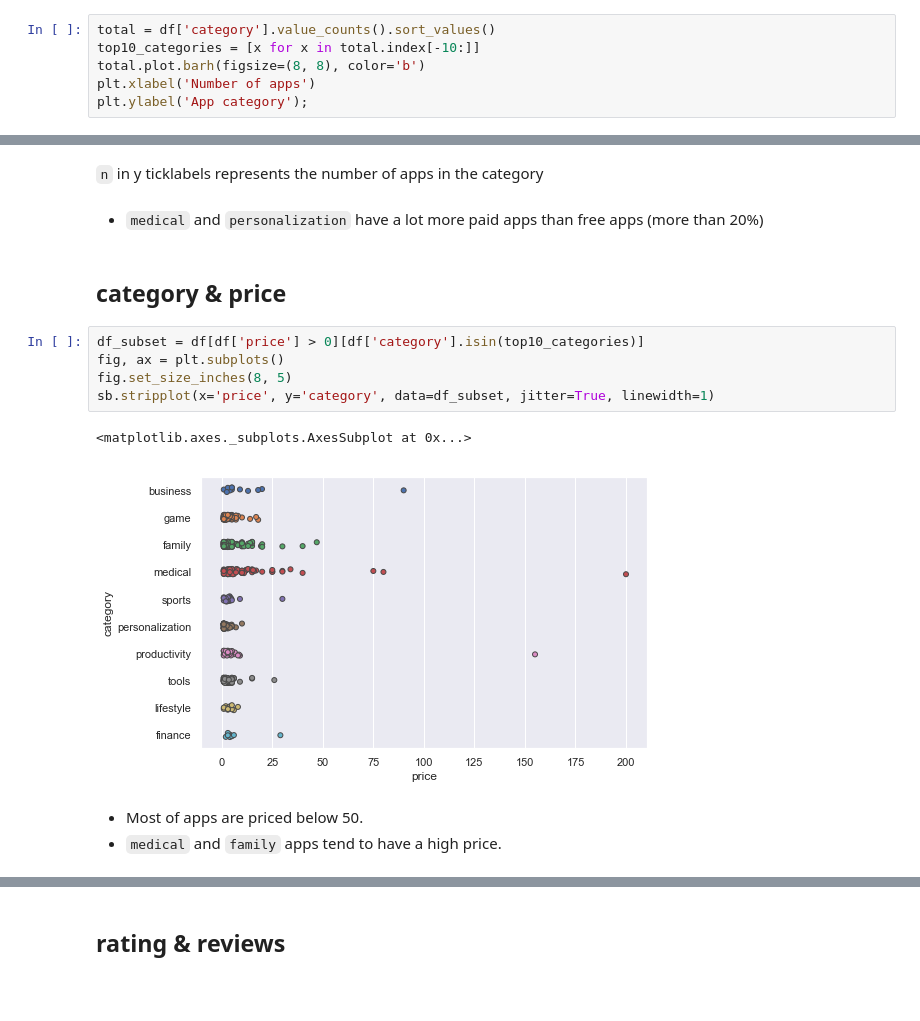
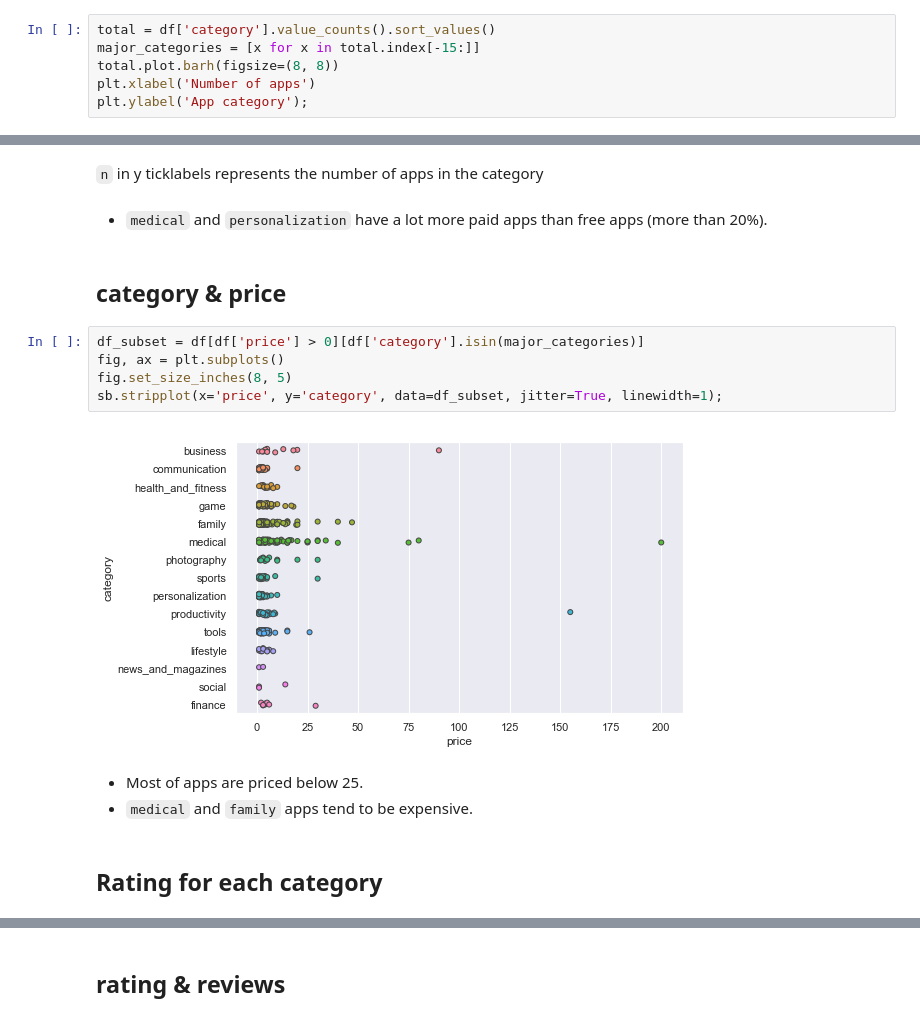
Before and after one commit to harupy/udacity-data-analyst, a Jupyter notebook: 5-data-visualization/@communiate_data_findings/EDA.ipynb, the cells around one changed output, grey strips where cells are left out. Saved outputs shown, nothing was run; the diff lists cells and outputs as text; blank space fills up the shorter version.

```diff
--- a/5-data-visualization/@communiate_data_findings/EDA.ipynb
+++ b/5-data-visualization/@communiate_data_findings/EDA.ipynb
@@ -287,8 +284,8 @@ df = pd.read_csv(save_path)
 ### category
 # %%
 total = df['category'].value_counts().sort_values()
-top10_categories = [x for x in total.index[-10:]]
-total.plot.barh(figsize=(8, 8), color='b')
+major_categories = [x for x in total.index[-15:]]
+total.plot.barh(figsize=(8, 8))
 plt.xlabel('Number of apps')
 plt.ylabel('App category');
 # %% [output]
@@ -473,17 +466,18 @@ plt.xlabel('Percentage');
 # %% [markdown]
 `n` in y ticklabels represents the number of apps in the category
 # %% [markdown]
-- `medical` and `personalization` have a lot more paid apps than free apps (more than 20%)
+- `medical` and `personalization` have a lot more paid apps than free apps (more than 20%).
 # %% [markdown]
 ## category & price
 # %%
-df_subset = df[df['price'] > 0][df['category'].isin(top10_categories)]
+df_subset = df[df['price'] > 0][df['category'].isin(major_categories)]
 fig, ax = plt.subplots()
 fig.set_size_inches(8, 5)
-sb.stripplot(x='price', y='category', data=df_subset, jitter=True, linewidth=1)
+sb.stripplot(x='price', y='category', data=df_subset, jitter=True, linewidth=1);
 # %% [output]
-<matplotlib.axes._subplots.AxesSubplot at 0x...>
-[figure, old version]
+[figure, new version]
 # %% [markdown]
-- Most of apps are priced below 50.
-- `medical` and `family` apps tend to have a high price.
+- Most of apps are priced below 25.
+- `medical` and `family` apps tend to be expensive.
+# %% [markdown]
+## Rating for each category
```
Also changed, not shown: parts of 40 cells of this notebook, 6 other files.
